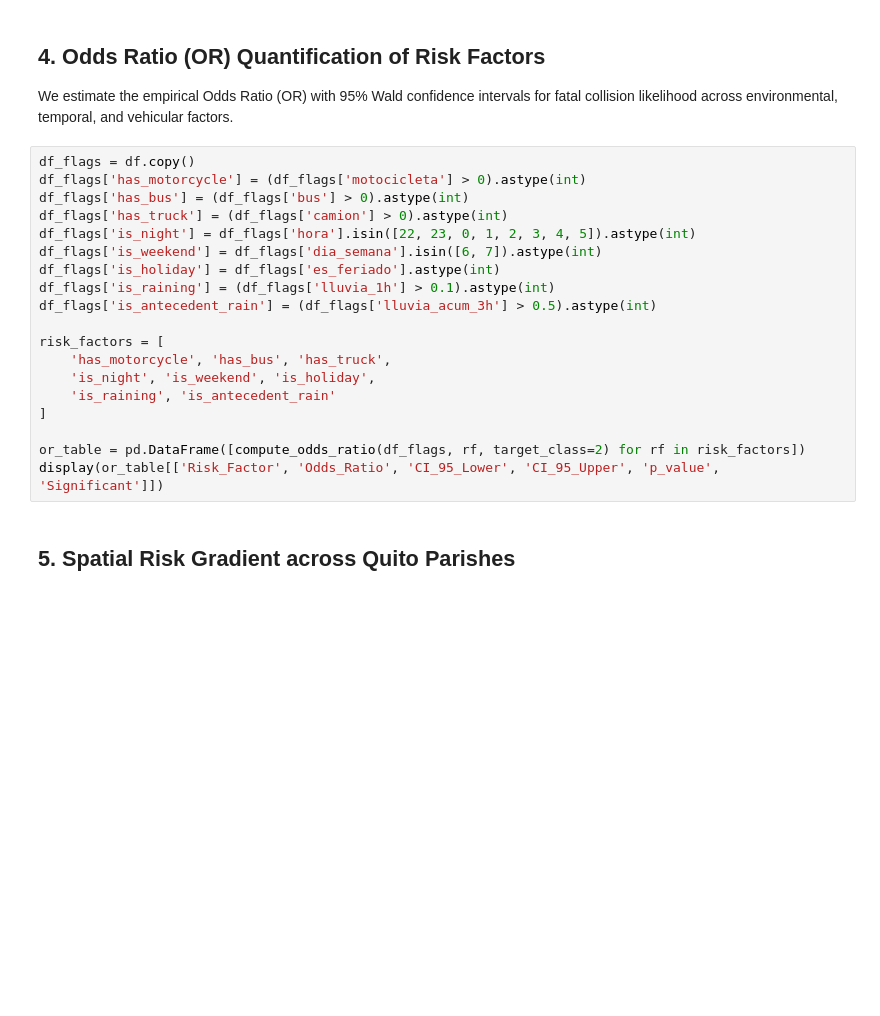
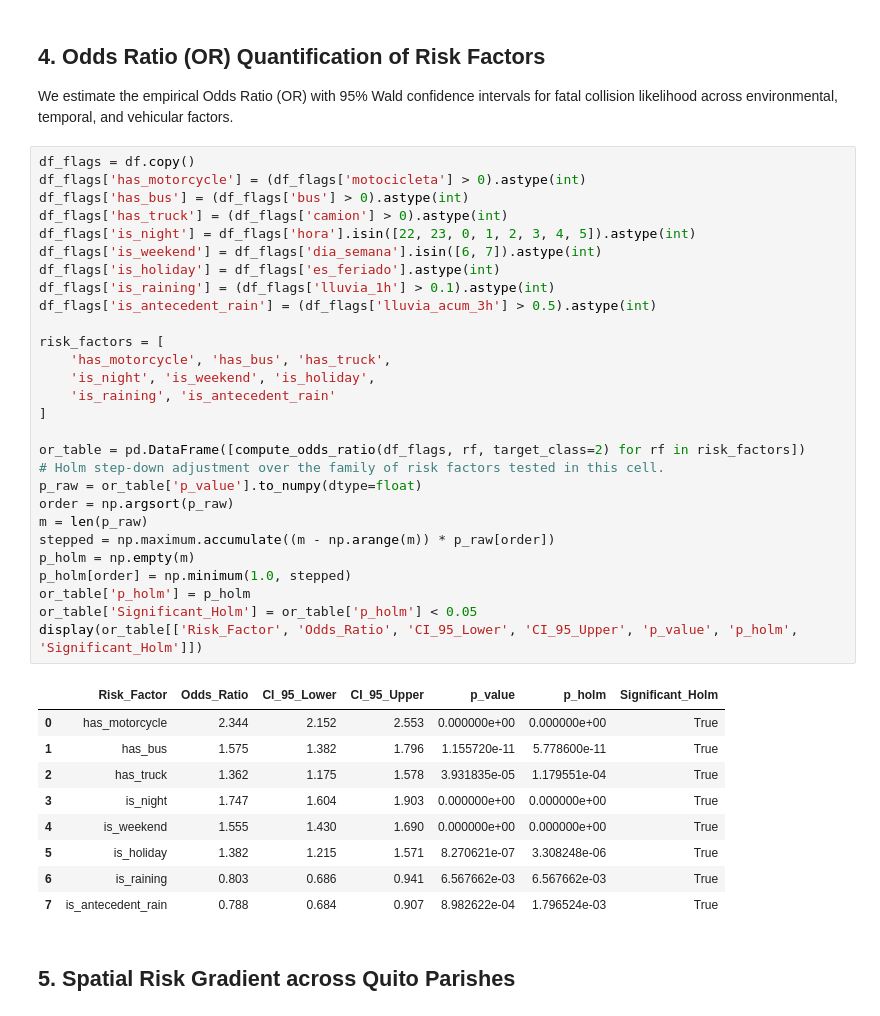
Before and after one commit to carlosandresat/quito-traffic-severity-ml, a Jupyter notebook: notebooks/01_exploratory_data_analysis.ipynb, the cells around one changed output. Drawn from its saved outputs; the diff is of its cells as text; blank space fills up the shorter version.

```diff
--- a/notebooks/01_exploratory_data_analysis.ipynb
+++ b/notebooks/01_exploratory_data_analysis.ipynb
@@ -78,22 +110,41 @@ We estimate the empirical Odds Ratio (OR) with 95% Wald confidence intervals for
 # %%
 df_flags = df.copy()
 df_flags['has_motorcycle'] = (df_flags['motocicleta'] > 0).astype(int)
 df_flags['has_bus'] = (df_flags['bus'] > 0).astype(int)
 df_flags['has_truck'] = (df_flags['camion'] > 0).astype(int)
 df_flags['is_night'] = df_flags['hora'].isin([22, 23, 0, 1, 2, 3, 4, 5]).astype(int)
 df_flags['is_weekend'] = df_flags['dia_semana'].isin([6, 7]).astype(int)
 df_flags['is_holiday'] = df_flags['es_feriado'].astype(int)
 df_flags['is_raining'] = (df_flags['lluvia_1h'] > 0.1).astype(int)
 df_flags['is_antecedent_rain'] = (df_flags['lluvia_acum_3h'] > 0.5).astype(int)
 
 risk_factors = [
     'has_motorcycle', 'has_bus', 'has_truck',
     'is_night', 'is_weekend', 'is_holiday',
     'is_raining', 'is_antecedent_rain'
 ]
 
 or_table = pd.DataFrame([compute_odds_ratio(df_flags, rf, target_class=2) for rf in risk_factors])
-display(or_table[['Risk_Factor', 'Odds_Ratio', 'CI_95_Lower', 'CI_95_Upper', 'p_value', 'Significant']])
+# Holm step-down adjustment over the family of risk factors tested in this cell.
+p_raw = or_table['p_value'].to_numpy(dtype=float)
+order = np.argsort(p_raw)
+m = len(p_raw)
+stepped = np.maximum.accumulate((m - np.arange(m)) * p_raw[order])
+p_holm = np.empty(m)
+p_holm[order] = np.minimum(1.0, stepped)
+or_table['p_holm'] = p_holm
+or_table['Significant_Holm'] = or_table['p_holm'] < 0.05
+display(or_table[['Risk_Factor', 'Odds_Ratio', 'CI_95_Lower', 'CI_95_Upper', 'p_value', 'p_holm', 'Significant_Holm']])
+# %% [output]
+|  | Risk_Factor | Odds_Ratio | CI_95_Lower | CI_95_Upper | p_value | p_holm | Significant_Holm |
+| 0 | has_motorcycle | 2.344 | 2.152 | 2.553 | 0.000000e+00 | 0.000000e+00 | True |
+| 1 | has_bus | 1.575 | 1.382 | 1.796 | 1.155720e-11 | 5.778600e-11 | True |
+| 2 | has_truck | 1.362 | 1.175 | 1.578 | 3.931835e-05 | 1.179551e-04 | True |
+| 3 | is_night | 1.747 | 1.604 | 1.903 | 0.000000e+00 | 0.000000e+00 | True |
+| 4 | is_weekend | 1.555 | 1.430 | 1.690 | 0.000000e+00 | 0.000000e+00 | True |
+| 5 | is_holiday | 1.382 | 1.215 | 1.571 | 8.270621e-07 | 3.308248e-06 | True |
+| 6 | is_raining | 0.803 | 0.686 | 0.941 | 6.567662e-03 | 6.567662e-03 | True |
+| 7 | is_antecedent_rain | 0.788 | 0.684 | 0.907 | 8.982622e-04 | 1.796524e-03 | True |
 # %% [markdown]
 ## 5. Spatial Risk Gradient across Quito Parishes
 # %%
```
Also changed, not shown: parts of 9 cells of this notebook.
